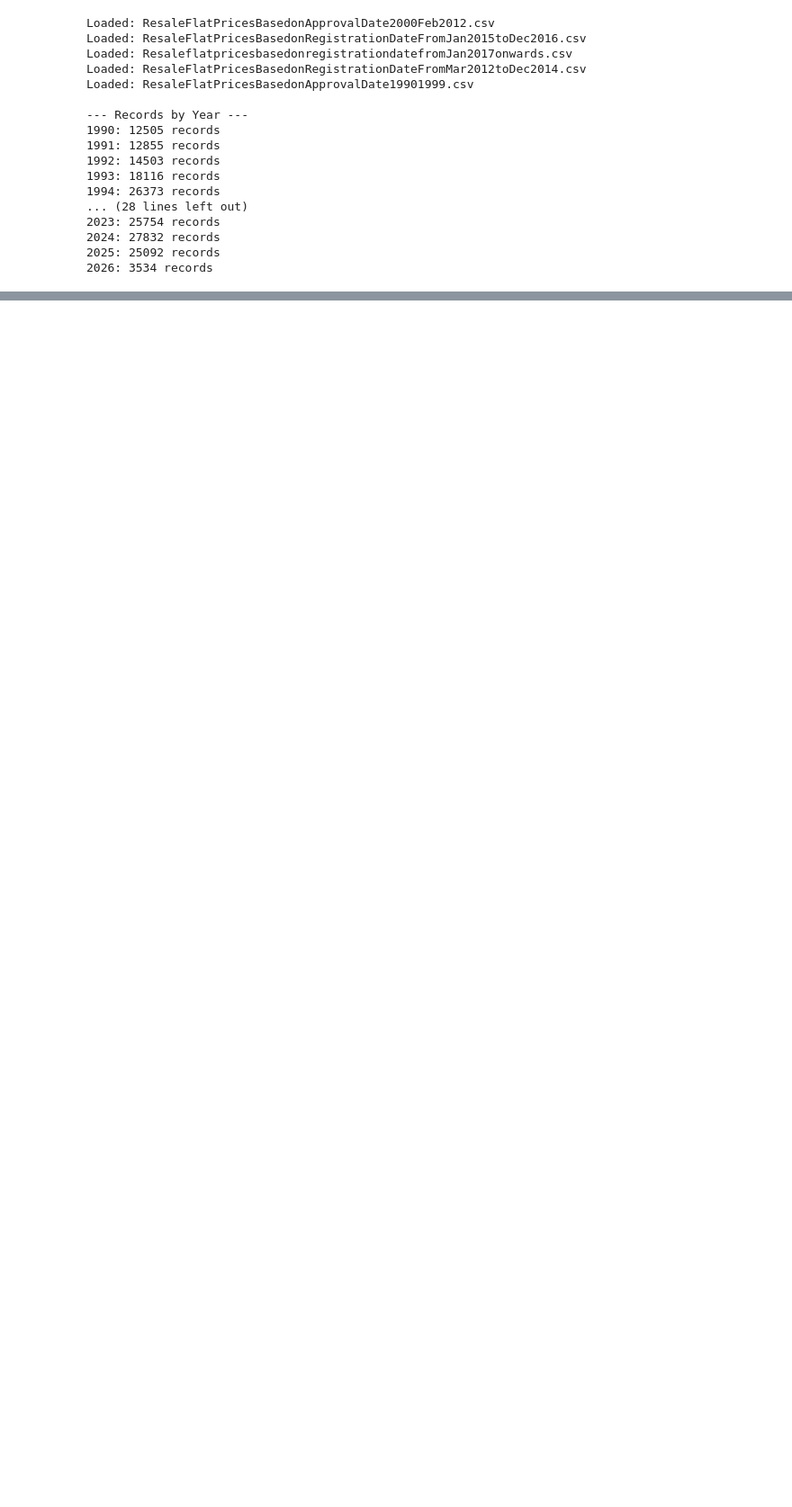
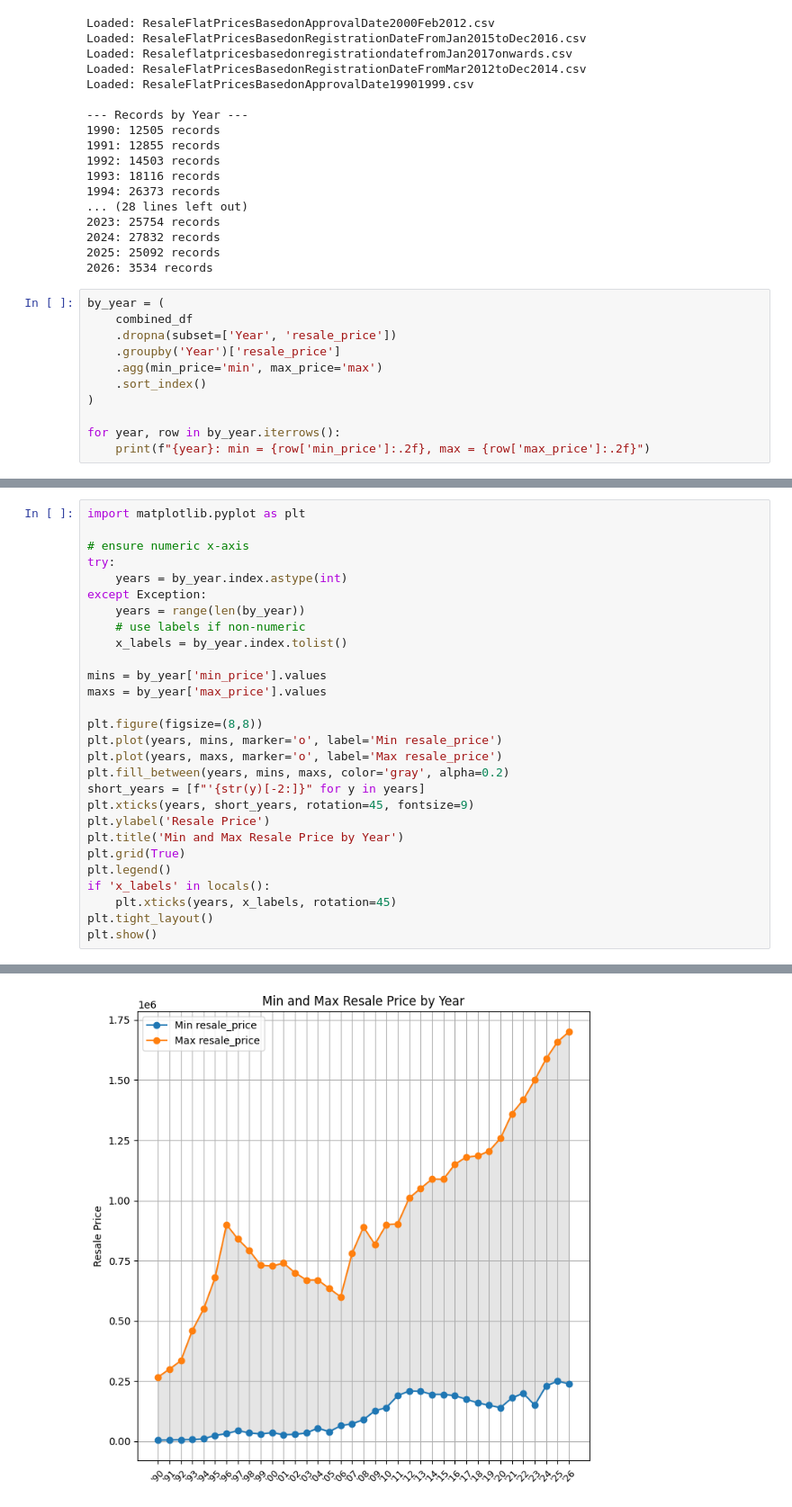
Before and after one commit to RainChua/HDB-resale-analysis, a Jupyter notebook: HDB Feb Outlier Analysis.ipynb, the cells around one changed output, grey strips where cells are left out. Shown at 90% size. Drawn from its saved outputs; the diff is of its cells as text; blank space fills up the shorter version.

Commit message:
Load/merge CSVs; compute per-year min/max and >1M summaries

```diff
--- a/HDB Feb Outlier Analysis.ipynb
+++ b/HDB Feb Outlier Analysis.ipynb
@@ -56,3 +56,14 @@ Loaded: ResaleFlatPricesBasedonApprovalDate19901999.csv
 2024: 27832 records
 2025: 25092 records
 2026: 3534 records
+# %%
+by_year = (
+    combined_df
+    .dropna(subset=['Year', 'resale_price'])
+    .groupby('Year')['resale_price']
+    .agg(min_price='min', max_price='max')
+    .sort_index()
+)
+
+for year, row in by_year.iterrows():
+    print(f"{year}: min = {row['min_price']:.2f}, max = {row['max_price']:.2f}")
@@ -58,0 +94,29 @@ Loaded: ResaleFlatPricesBasedonApprovalDate19901999.csv
+# %%
+import matplotlib.pyplot as plt
+
+# ensure numeric x-axis
+try:
+    years = by_year.index.astype(int)
+except Exception:
+    years = range(len(by_year))
+    # use labels if non-numeric
+    x_labels = by_year.index.tolist()
+
+mins = by_year['min_price'].values
+maxs = by_year['max_price'].values
+
+plt.figure(figsize=(8,8))
+plt.plot(years, mins, marker='o', label='Min resale_price')
+plt.plot(years, maxs, marker='o', label='Max resale_price')
+plt.fill_between(years, mins, maxs, color='gray', alpha=0.2)
+short_years = [f"'{str(y)[-2:]}" for y in years]
+plt.xticks(years, short_years, rotation=45, fontsize=9)
+plt.ylabel('Resale Price')
+plt.title('Min and Max Resale Price by Year')
+plt.grid(True)
+plt.legend()
+if 'x_labels' in locals():
+    plt.xticks(years, x_labels, rotation=45)
+plt.tight_layout()
+plt.show()
+# %% [output]
@@ -58,0 +124 @@ Loaded: ResaleFlatPricesBasedonApprovalDate19901999.csv
+[figure, added]
```
Also changed, not shown: parts of 5 cells of this notebook.
